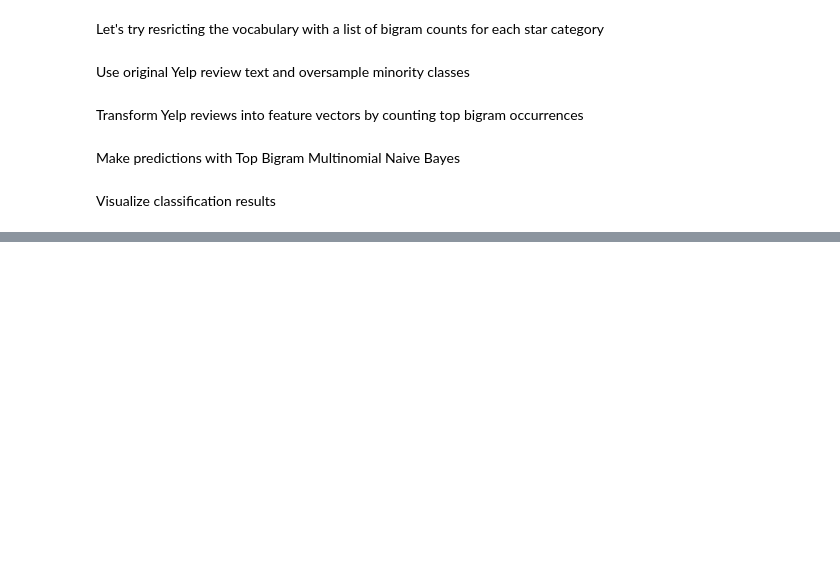
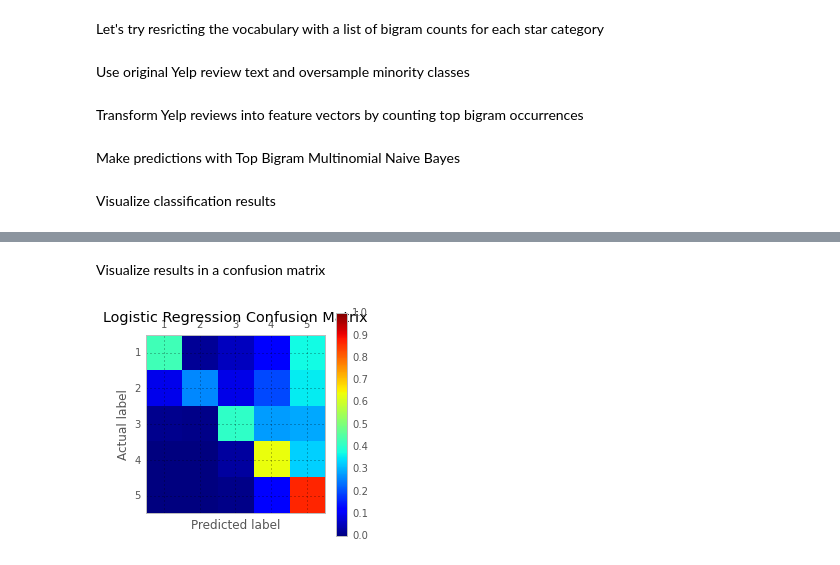
Before and after one commit to kevin11h/YelpDatasetChallengeDataScienceAndMachineLearningUCSD, a Jupyter notebook: Yelp Predictive Analytics.ipynb, the cells around one changed output, grey strips where cells are left out. Saved outputs shown, nothing was run; the diff lists cells and outputs as text; code cells hidden in the pictures; blank space fills up the shorter version.

Commit message:
added logistic reg model

```diff
--- a/Yelp Predictive Analytics.ipynb
+++ b/Yelp Predictive Analytics.ipynb
@@ -1321,0 +1385,6 @@ avg / total       0.64      0.64      0.64     14730
+# %%
+TEST_SIZE = 0.40
+train_X, test_X, train_y, test_y = train_test_split(df_with_initial_features_and_preprocessed_review_text.review_text,
+                                                    df_with_initial_features_and_preprocessed_review_text.review_stars,
+                                                    test_size=TEST_SIZE,
+                                                    random_state=42)
@@ -1321,0 +1441,7 @@ avg / total       0.64      0.64      0.64     14730
+# %% [markdown]
+Visualize results in a confusion matrix
+# %%
+logreg_confusion_matrix = confusion_matrix(test_y, logreg_pred)
+plot_confusion_matrix(logreg_confusion_matrix, 'Logistic Regression Confusion Matrix', savefilename='LogRegCM.png')
+# %% [output]
+[figure, added]
```
Also changed, not shown: parts of 55 cells of this notebook.
